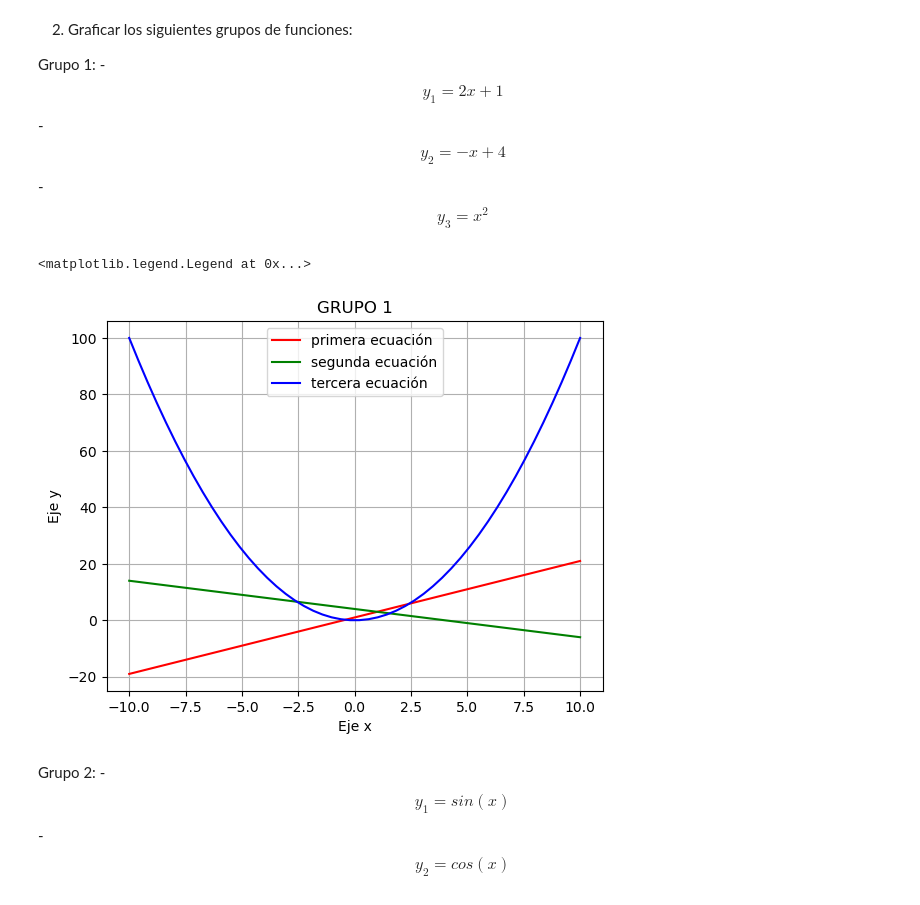
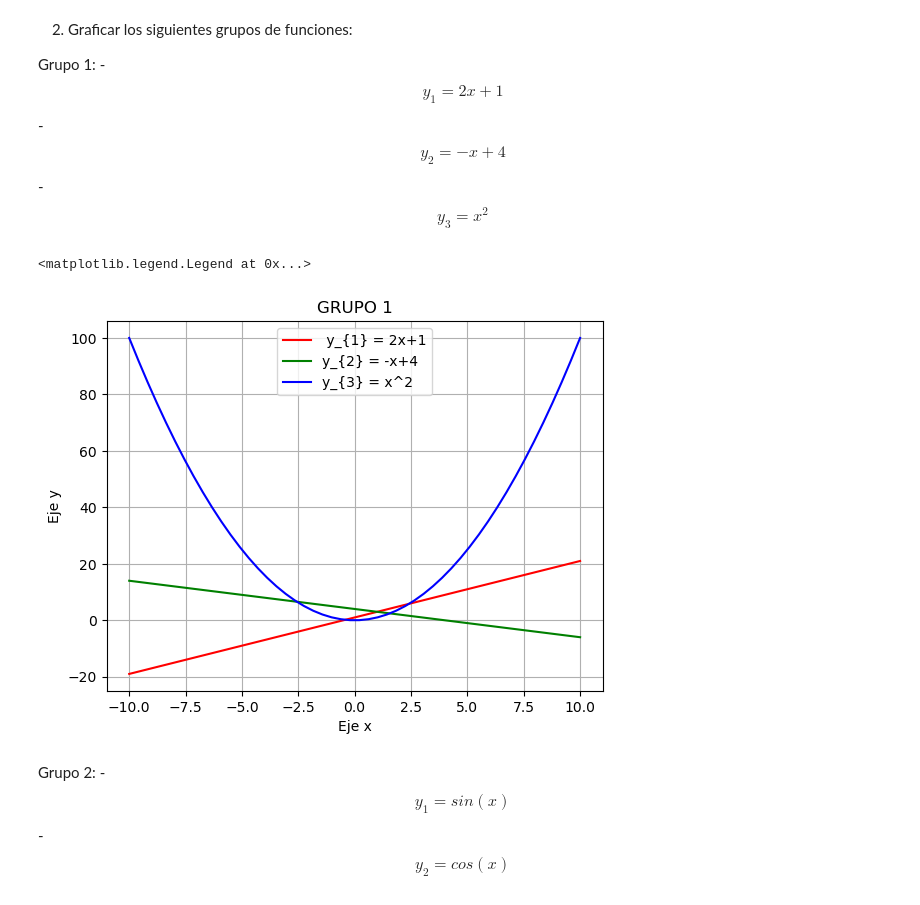
Before and after one commit to santi-padi/SIMULACION-MATEMATICA-PADI, a Jupyter notebook: T02 - Visualización.ipynb, the cells around one changed output. Cells and saved outputs as stored; diff of their text form; code cells hidden in the pictures.

```diff
--- a/T02 - Visualización.ipynb
+++ b/T02 - Visualización.ipynb
@@ -93,23 +93,23 @@ Grupo 1:
 # %%
 import matplotlib.pyplot as plt
 import numpy as np
 
 x = np.linspace(-10, 10)
 y1 = 2*x +1
 y2 = -x + 4
 y3 = x**2
 plt.figure()
 plt.grid()
-plt.plot(x,y1, "r", label="primera ecuación")
+plt.plot(x,y1, "r", label=" y_{1} = 2x+1")
 plt.xlabel("Eje x")
 plt.ylabel("Eje y")
 plt.title("GRUPO 1")
-plt.plot(x, y2, "g", label="segunda ecuación")
-plt.plot(x, y3, "b", label="tercera ecuación")
+plt.plot(x, y2, "g", label="y_{2} = -x+4")
+plt.plot(x, y3, "b", label="y_{3} = x^2")
 plt.legend(loc = "best")  # simbologia
 # %% [output]
 <matplotlib.legend.Legend at 0x...>
-[figure, old version]
+[figure, new version]
 # %% [markdown]
 Grupo 2:
     -$$ y_{1}= sin(x) $$
```
Also changed, not shown: parts of 1 cell of this notebook, 1 other file.
